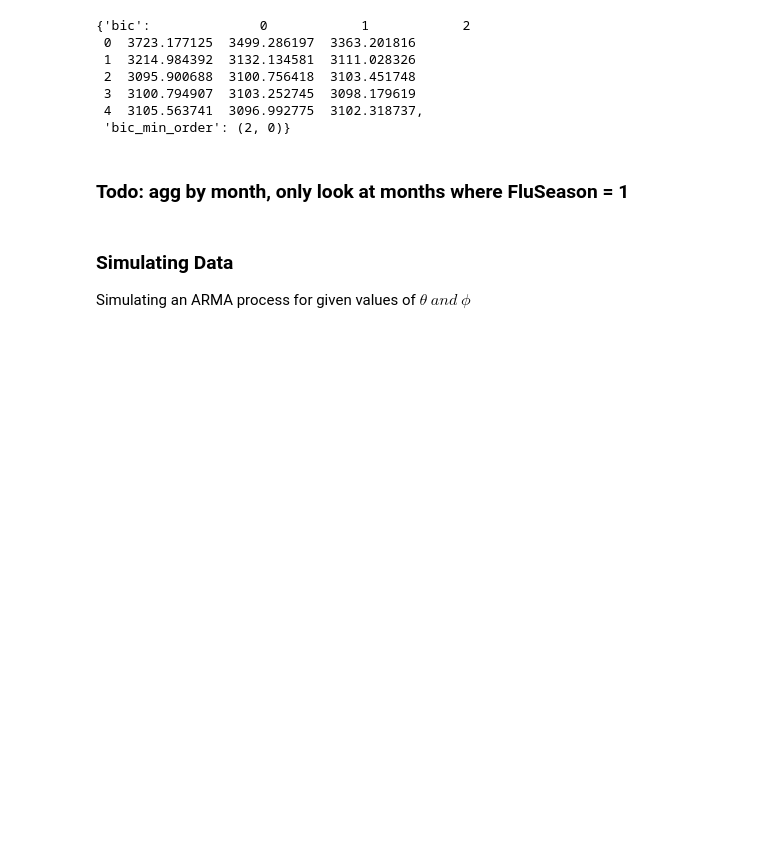
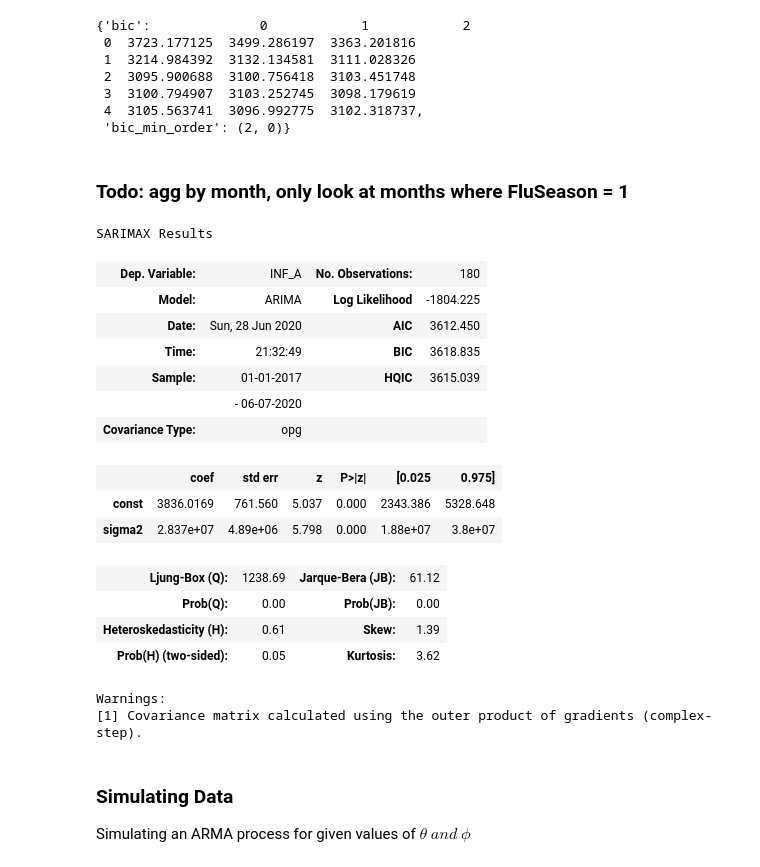
Before and after one commit to sterlingbeason/MSDS-7333-QTW, a Jupyter notebook: Case_Study_4/Case Study 4.ipynb, the cells around one changed output. Saved outputs shown, nothing was run; the diff lists cells and outputs as text; code cells hidden in the pictures; blank space fills up the shorter version.

```diff
--- a/Case_Study_4/Case Study 4.ipynb
+++ b/Case_Study_4/Case Study 4.ipynb
@@ -150,8 +149,31 @@ model_all
  3  3100.794907  3103.252745  3098.179619
  4  3105.563741  3096.992775  3102.318737,
  'bic_min_order': (2, 0)}
+# %%
+model = ts.arima.model.ARIMA(endog=data[data.Country == 'United States of America']['INF_A'].dropna(), seasonal_order=(0,0,0,52))
+fit = model.fit()
 # %% [markdown]
 ### Todo: agg by month, only look at months where FluSeason = 1
+# %%
+fit.summary()
+# %% [output]
+SARIMAX Results
+| Dep. Variable: | INF_A | No. Observations: | 180 |
+| Model: | ARIMA | Log Likelihood | -1804.225 |
+| Date: | Sun, 28 Jun 2020 | AIC | 3612.450 |
+| Time: | 21:32:49 | BIC | 3618.835 |
+| Sample: | 01-01-2017 | HQIC | 3615.039 |
+|  | - 06-07-2020 |  |  |
+| Covariance Type: | opg |  |  |
+|  | coef | std err | z | P>|z| | [0.025 | 0.975] |
+| const | 3836.0169 | 761.560 | 5.037 | 0.000 | 2343.386 | 5328.648 |
+| sigma2 | 2.837e+07 | 4.89e+06 | 5.798 | 0.000 | 1.88e+07 | 3.8e+07 |
+| Ljung-Box (Q): | 1238.69 | Jarque-Bera (JB): | 61.12 |
+| Prob(Q): | 0.00 | Prob(JB): | 0.00 |
+| Heteroskedasticity (H): | 0.61 | Skew: | 1.39 |
+| Prob(H) (two-sided): | 0.05 | Kurtosis: | 3.62 |
+Warnings:
+[1] Covariance matrix calculated using the outer product of gradients (complex-step).
 # %% [markdown]
 ### Simulating Data
 
```
Also changed, not shown: parts of 1 cell of this notebook.
